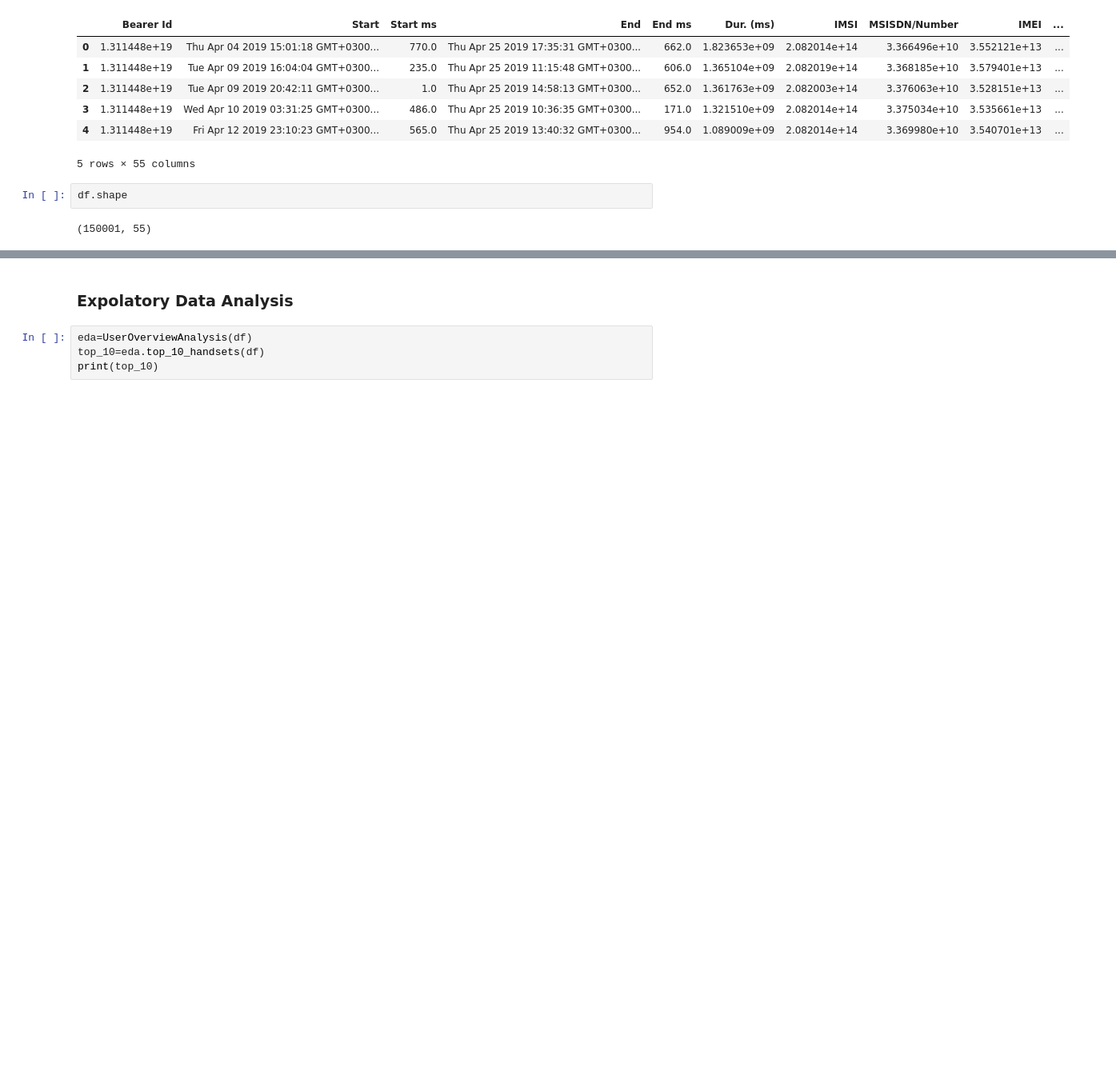
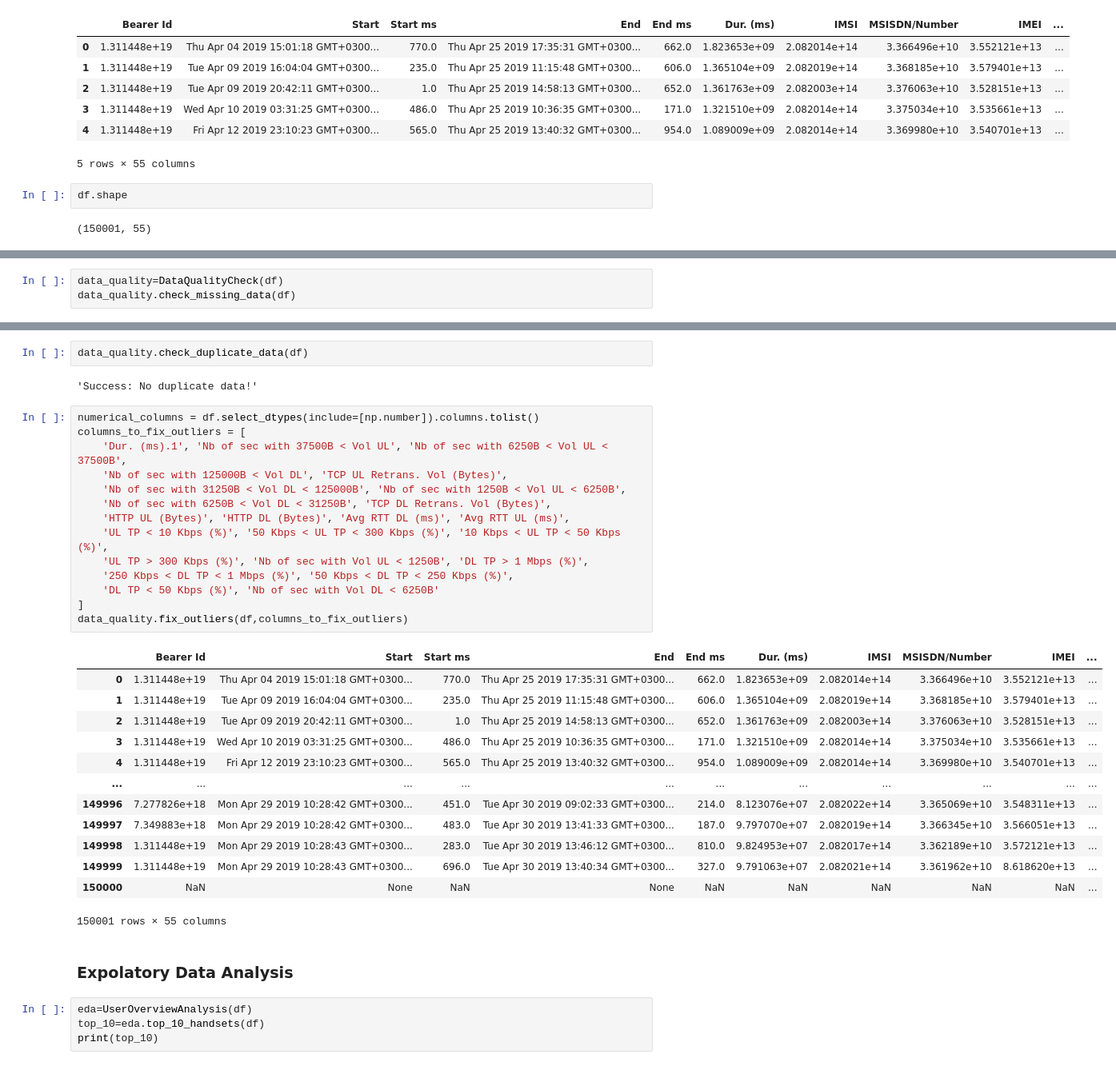
Before and after one commit to GetieBalew24/TellCo_Telecom_Analysis, a Jupyter notebook: notebooks/user_overview_analysis.ipynb, the cells around one changed output, grey strips where cells are left out. Shown at 80% size. Cells and saved outputs as stored; diff of their text form; blank space fills up the shorter version.

Commit message:
Data Cleaning

```diff
--- a/notebooks/user_overview_analysis.ipynb
+++ b/notebooks/user_overview_analysis.ipynb
@@ -46,0 +49,3 @@ df.shape
+# %%
+data_quality=DataQualityCheck(df)
+data_quality.check_missing_data(df)
@@ -47,3 +70,35 @@ df.shape
+# %%
+data_quality.check_duplicate_data(df)
+# %% [output]
+'Success: No duplicate data!'
+# %%
+numerical_columns = df.select_dtypes(include=[np.number]).columns.tolist()
+columns_to_fix_outliers = [
+    'Dur. (ms).1', 'Nb of sec with 37500B < Vol UL', 'Nb of sec with 6250B < Vol UL < 37500B',
+    'Nb of sec with 125000B < Vol DL', 'TCP UL Retrans. Vol (Bytes)',
+    'Nb of sec with 31250B < Vol DL < 125000B', 'Nb of sec with 1250B < Vol UL < 6250B',
+    'Nb of sec with 6250B < Vol DL < 31250B', 'TCP DL Retrans. Vol (Bytes)',
+    'HTTP UL (Bytes)', 'HTTP DL (Bytes)', 'Avg RTT DL (ms)', 'Avg RTT UL (ms)',
+    'UL TP < 10 Kbps (%)', '50 Kbps < UL TP < 300 Kbps (%)', '10 Kbps < UL TP < 50 Kbps (%)',
+    'UL TP > 300 Kbps (%)', 'Nb of sec with Vol UL < 1250B', 'DL TP > 1 Mbps (%)',
+    '250 Kbps < DL TP < 1 Mbps (%)', '50 Kbps < DL TP < 250 Kbps (%)',
+    'DL TP < 50 Kbps (%)', 'Nb of sec with Vol DL < 6250B'
+]
+data_quality.fix_outliers(df,columns_to_fix_outliers)
+# %% [output]
+|  | Bearer Id | Start | Start ms | End | End ms | Dur. (ms) | IMSI | MSISDN/Number | IMEI | ... |
+| 0 | 1.311448e+19 | Thu Apr 04 2019 15:01:18 GMT+0300... | 770.0 | Thu Apr 25 2019 17:35:31 GMT+0300... | 662.0 | 1.823653e+09 | 2.082014e+14 | 3.366496e+10 | 3.552121e+13 | ... |
+| 1 | 1.311448e+19 | Tue Apr 09 2019 16:04:04 GMT+0300... | 235.0 | Thu Apr 25 2019 11:15:48 GMT+0300... | 606.0 | 1.365104e+09 | 2.082019e+14 | 3.368185e+10 | 3.579401e+13 | ... |
+| 2 | 1.311448e+19 | Tue Apr 09 2019 20:42:11 GMT+0300... | 1.0 | Thu Apr 25 2019 14:58:13 GMT+0300... | 652.0 | 1.361763e+09 | 2.082003e+14 | 3.376063e+10 | 3.528151e+13 | ... |
+| 3 | 1.311448e+19 | Wed Apr 10 2019 03:31:25 GMT+0300... | 486.0 | Thu Apr 25 2019 10:36:35 GMT+0300... | 171.0 | 1.321510e+09 | 2.082014e+14 | 3.375034e+10 | 3.535661e+13 | ... |
+| 4 | 1.311448e+19 | Fri Apr 12 2019 23:10:23 GMT+0300... | 565.0 | Thu Apr 25 2019 13:40:32 GMT+0300... | 954.0 | 1.089009e+09 | 2.082014e+14 | 3.369980e+10 | 3.540701e+13 | ... |
+| ... | ... | ... | ... | ... | ... | ... | ... | ... | ... | ... |
+| 149996 | 7.277826e+18 | Mon Apr 29 2019 10:28:42 GMT+0300... | 451.0 | Tue Apr 30 2019 09:02:33 GMT+0300... | 214.0 | 8.123076e+07 | 2.082022e+14 | 3.365069e+10 | 3.548311e+13 | ... |
+| 149997 | 7.349883e+18 | Mon Apr 29 2019 10:28:42 GMT+0300... | 483.0 | Tue Apr 30 2019 13:41:33 GMT+0300... | 187.0 | 9.797070e+07 | 2.082019e+14 | 3.366345e+10 | 3.566051e+13 | ... |
+| 149998 | 1.311448e+19 | Mon Apr 29 2019 10:28:43 GMT+0300... | 283.0 | Tue Apr 30 2019 13:46:12 GMT+0300... | 810.0 | 9.824953e+07 | 2.082017e+14 | 3.362189e+10 | 3.572121e+13 | ... |
+| 149999 | 1.311448e+19 | Mon Apr 29 2019 10:28:43 GMT+0300... | 696.0 | Tue Apr 30 2019 13:40:34 GMT+0300... | 327.0 | 9.791063e+07 | 2.082021e+14 | 3.361962e+10 | 8.618620e+13 | ... |
+| 150000 | NaN | None | NaN | None | NaN | NaN | NaN | NaN | NaN | ... |
+150001 rows × 55 columns
 # %% [markdown]
 ### Expolatory Data Analysis
 # %%
```
Also changed, not shown: parts of 2 cells of this notebook, 1 other file.
